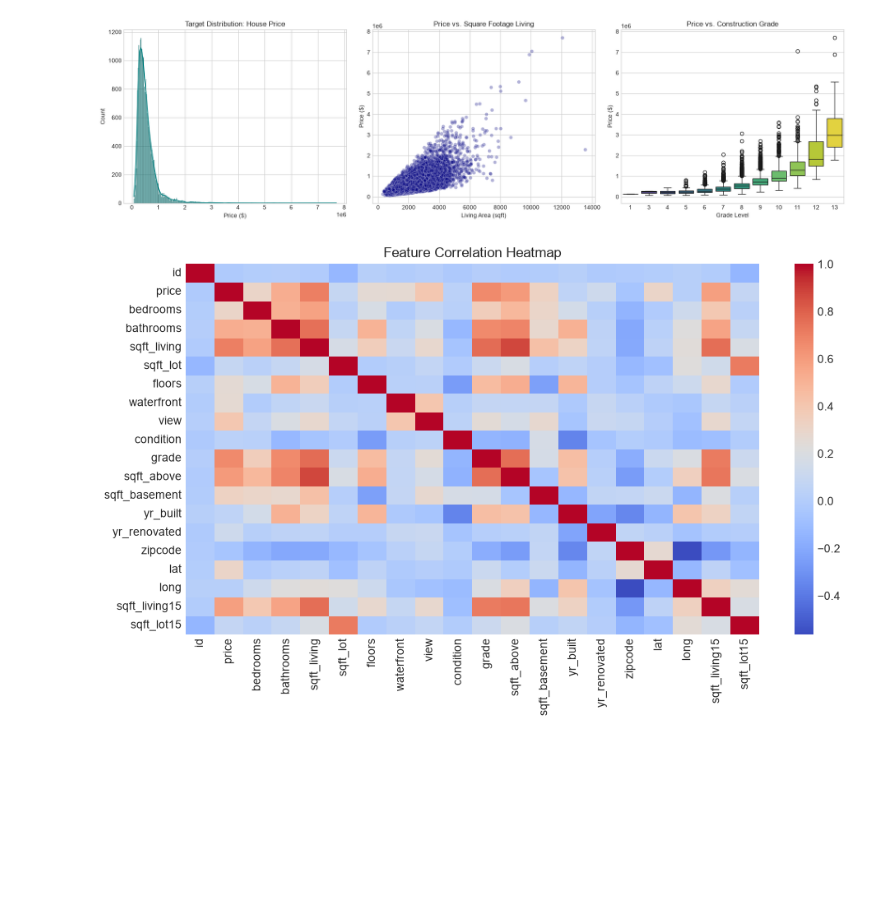
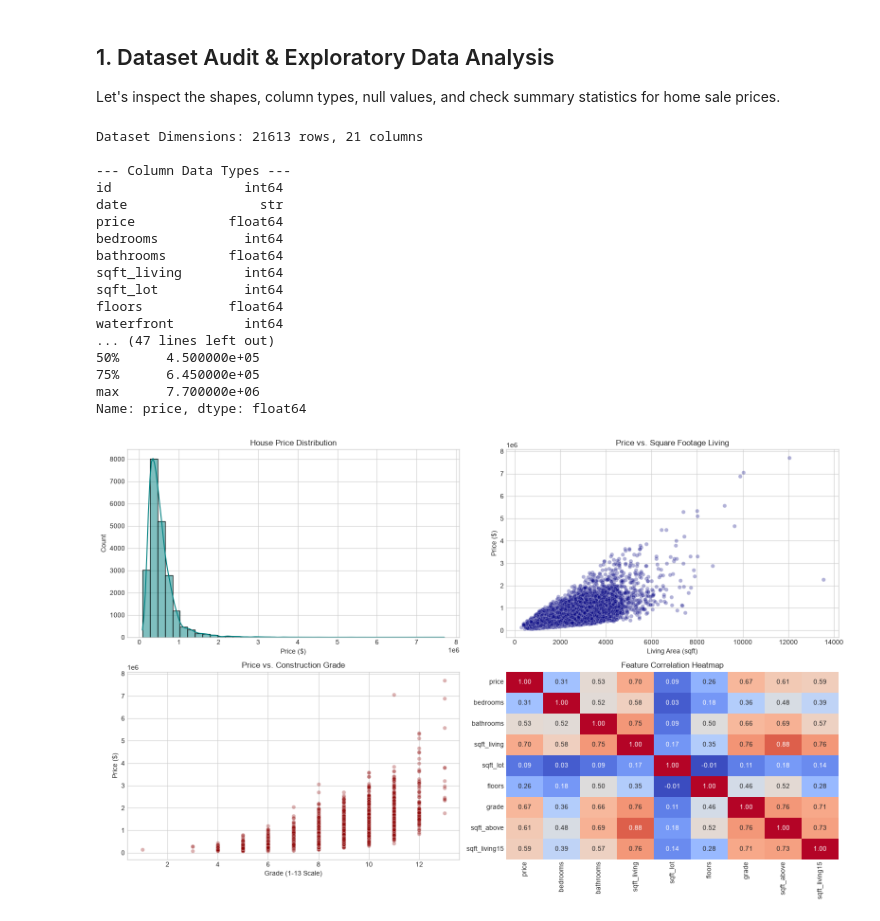
Before and after one commit to Karthik-2006-cell/ml-capstone-project, a Jupyter notebook: notebooks/Regression.ipynb, the cells around one changed output. Saved outputs shown, nothing was run; the diff lists cells and outputs as text; code cells hidden in the pictures; blank space fills up the shorter version.

```diff
--- a/notebooks/Regression.ipynb
+++ b/notebooks/Regression.ipynb
@@ -74,34 +48,62 @@ dtype: int64
+# %% [markdown]
+## 1. Dataset Audit & Exploratory Data Analysis
+Let's inspect the shapes, column types, null values, and check summary statistics for home sale prices.
+# %%
+df_raw = pd.read_csv('kc_house_data.csv')
+
+print(f"Dataset Dimensions: {df_raw.shape[0]} rows, {df_raw.shape[1]} columns")
+print("\n--- Column Data Types ---")
+print(df_raw.dtypes)
+print("\n--- Missing Values Count ---")
+print(df_raw.isnull().sum())
+print("\n--- Duplicate Rows ---")
+print(f"Duplicates detected: {df_raw.duplicated().sum()}")
+print("\n--- Target Summary (price) ---")
+print(df_raw['price'].describe())
+# %% [output]
+Dataset Dimensions: 21613 rows, 21 columns
+
+--- Column Data Types ---
+id                 int64
+date                 str
+price            float64
+bedrooms           int64
+bathrooms        float64
+sqft_living        int64
+sqft_lot           int64
+floors           float64
+waterfront         int64
+... (47 lines left out)
+50%      4.500000e+05
+75%      6.450000e+05
+max      7.700000e+06
+Name: price, dtype: float64
 # %%
-# EDA Visualizations: Target distribution, scatter plot, and grade boxplot
-fig, axes = plt.subplots(1, 3, figsize=(18, 5))
+fig, axes = plt.subplots(2, 2, figsize=(16, 10))
 
 # 1. Target Distribution
-sns.histplot(df_reg['price'], kde=True, ax=axes[0], color='teal')
-axes[0].set_title('Target Distribution: House Price')
-axes[0].set_xlabel('Price ($)')
+sns.histplot(df_raw['price'], kde=True, ax=axes[0, 0], color='teal', bins=40)
+axes[0, 0].set_title('House Price Distribution')
+axes[0, 0].set_xlabel('Price ($)')
 
 # 2. Living Area vs Price
-sns.scatterplot(data=df_reg, x='sqft_living', y='price', alpha=0.3, ax=axes[1], color='navy')
-axes[1].set_title('Price vs. Square Footage Living')
-axes[1].set_xlabel('Living Area (sqft)')
-axes[1].set_ylabel('Price ($)')
+sns.scatterplot(data=df_raw, x='sqft_living', y='price', alpha=0.3, ax=axes[0, 1], color='navy')
+axes[0, 1].set_title('Price vs. Square Footage Living')
+axes[0, 1].set_xlabel('Living Area (sqft)')
+axes[0, 1].set_ylabel('Price ($)')
 
-# 3. Grade vs Price
-sns.boxplot(data=df_reg, x='grade', y='price', hue='grade', palette='viridis', legend=False, ax=axes[2])
-axes[2].set_title('Price vs. Construction Grade')
-axes[2].set_xlabel('Grade Level')
-axes[2].set_ylabel('Price ($)')
+# 3. Construction Grade vs Price
+sns.scatterplot(data=df_raw, x='grade', y='price', alpha=0.3, ax=axes[1, 0], color='darkred')
+axes[1, 0].set_title('Price vs. Construction Grade')
+axes[1, 0].set_xlabel('Grade (1-13 Scale)')
+axes[1, 0].set_ylabel('Price ($)')
+
+# 4. Correlation Heatmap
+core_cols = ['price', 'bedrooms', 'bathrooms', 'sqft_living', 'sqft_lot', 'floors', 'grade', 'sqft_above', 'sqft_living15']
+sns.heatmap(df_raw[core_cols].corr(), annot=True, fmt=".2f", cmap='coolwarm', ax=axes[1, 1], cbar=False)
+axes[1, 1].set_title('Feature Correlation Heatmap')
 
 plt.tight_layout()
 plt.show()
-
-# Correlation Heatmap
-plt.figure(figsize=(10, 6))
-numeric_cols = df_reg.select_dtypes(include=['number'])
-sns.heatmap(numeric_cols.corr(), cmap='coolwarm', annot=False)
-plt.title('Feature Correlation Heatmap')
-plt.tight_layout()
-plt.show()
 # %% [output]
-[figure, old version]
+[figure, new version]
-[figure, removed]
```
Also changed, not shown: parts of 36 cells of this notebook.
